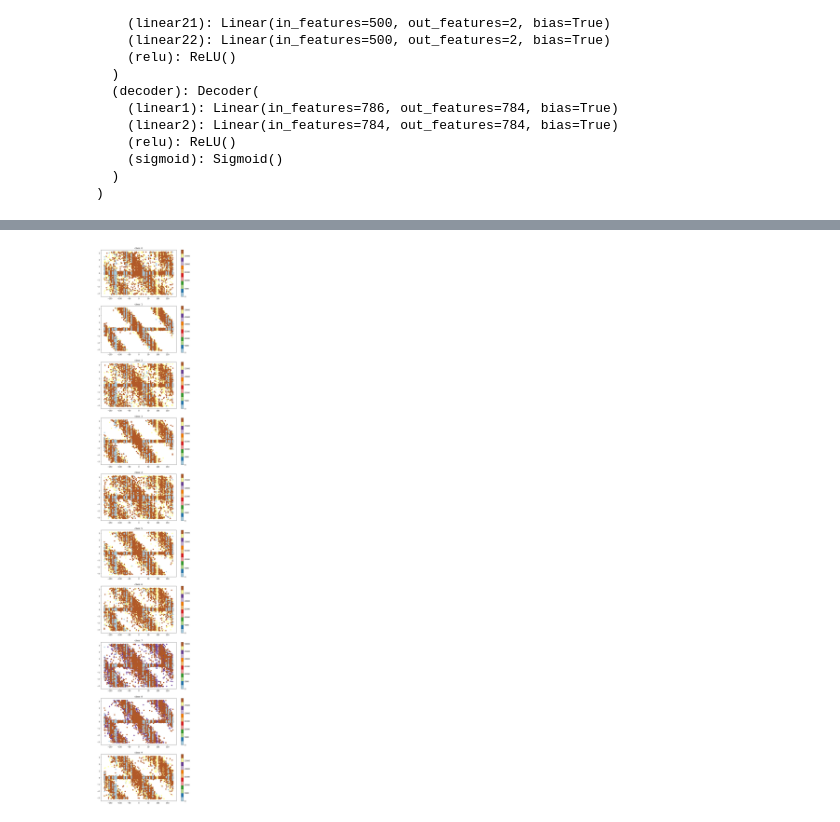
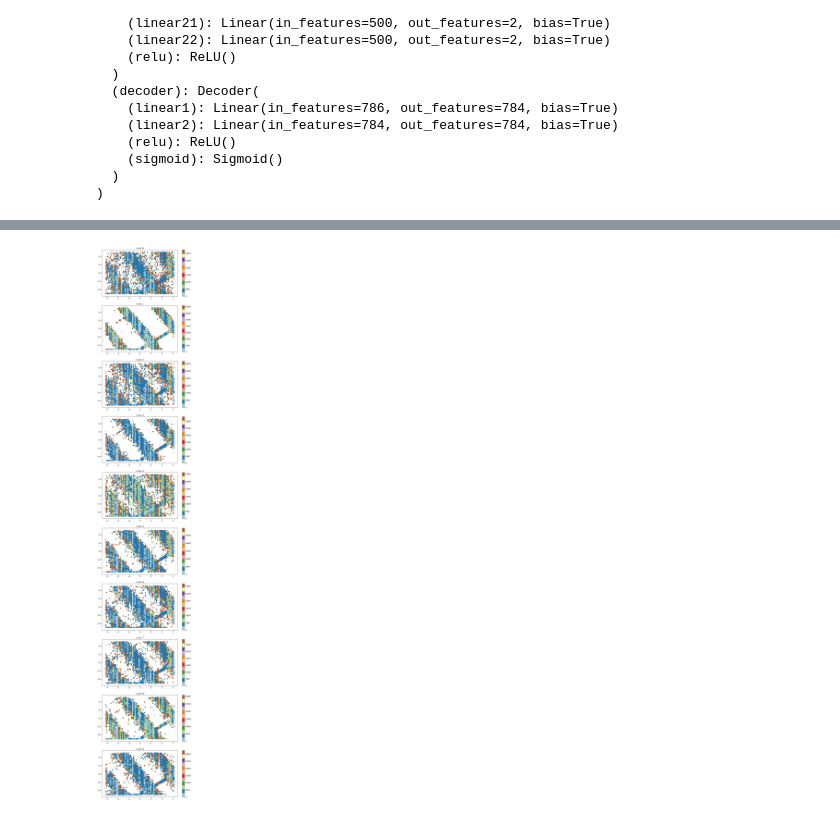
Before and after one commit to matthiasbrix/vae-models, a Jupyter notebook: src/3_tdcvae.ipynb, the cells around one changed output, grey strips where cells are left out. Cells and saved outputs as stored; diff of their text form; code cells hidden in the pictures.

```diff
--- a/src/3_tdcvae.ipynb
+++ b/src/3_tdcvae.ipynb
@@ -392,52 +392,18 @@ import matplotlib.colors as mcolors
 import matplotlib.patches as mpatches
 import scipy.stats as stats
 import scipy.spatial.distance as bla
+
 # compute the alphas
-
-
-# TODO: we overshoot the values, e.g. for normal alphas, range is -0.5 to 0.5, but if we normalize we potentially
-# add -0.5 to -0.5, making it -1. Instead, it should be 0.5? So make some kind of modulo so clamping
-
 alphas = torch.zeros((solver.y_space.shape[0], solver.num_generations)) # solver.num_generations
 for idx, gen_idx in enumerate(range(0, solver.num_generations*2, 2)): # solver.num_generations*2, 2
     alphas[:, idx] = torch.atan2(torch.tensor(solver.y_space[:, gen_idx]-np.mean(solver.y_space[:, gen_idx])),\
             torch.tensor(solver.y_space[:, gen_idx+1]-np.mean(solver.y_space[:, gen_idx+1])))/(2*np.pi)
+alphas = np.around(np.array(alphas), decimals=2)
 
-alphas = np.around(np.array(alphas), decimals=2)
-mini = np.min(alphas)
-maxi = np.max(alphas)
-#print(alphas.shape)
-
-for idx in range(0, alphas.shape[1]):
-    # normalizing alpha_{ij} = alpha_{ij} - alpha_{i0}
-    if idx > 0:
-        #print(idx)
-        alphas[:, idx] = np.around(alphas[:, idx] - alphas[:, 0], decimals=2)
-        #print(alphas[:, idx] - alphas[:, 0])
-        #print(alphas[:, idx])
-        neg_indices = np.where(alphas[:, idx] < -0.5)
-        pos_indices = np.where(alphas[:, idx] > 0.5)
-        #print("before", alphas[neg_indices, idx])
-        #print("before", alphas[pos_indices, idx])
-        #print(alphas[neg_indices, :].shape, alphas[neg_indices, idx].shape, maxi, mini)
-        alphas[neg_indices, idx] = mini % alphas[neg_indices, idx] #(alphas[neg_indices, idx] + maxi) % mini
-        alphas[pos_indices, idx] = maxi % alphas[pos_indices, idx] #(alphas[pos_indices, idx] + mini) % maxi
-        #print("after", alphas[neg_indices, idx])
-        #print("after", alphas[pos_indices, idx])
-
-alphas = np.around(np.array(alphas), decimals=2)
-mini = np.min(alphas)
-maxi = np.max(alphas)
-#print(mini, maxi)
 # prepare the thetas from each batch, repeat each set of theta to span over num train samples
 thetas = np.zeros((solver.data_loader.num_train_samples, solver.num_generations))
 # For each batch we go through num_generations iterations/encodings. Thus,
 # if num_generations is 10, for prepro_params, 0-9 is for batch 0, 10-19 for batch 1 and so on. (every time on the same batch)
-#print(len(solver.data_loader.prepro_params["theta_1"]))
-#print(solver.data_loader.prepro_params["theta_1"])
-#exit(0)
-#print(solver.data_loader.num_train_batches)
-#print(solver.num_generations)
 idx = 0
 for batch_idx in range(solver.data_loader.num_train_batches):
     start = batch_idx*solver.data_loader.batch_size
@@ -446,21 +412,34 @@ for batch_idx in range(solver.data_loader.num_train_batches):
         thetas[start:end, gen] = np.repeat(solver.data_loader.prepro_params["theta_1"][idx], solver.data_loader.batch_size)
         idx += 1
     #thetas[:, gen] = np.repeat(solver.data_loader.prepro_params["theta_1"][gen::solver.num_generations], solver.data_loader.batch_size)
-    #thetas = np.repeat(np.array(solver.data_loader.prepro_params["theta_1"][::solver.num_generations]), solver.data_loader.batch_size)
-#print(alphas.shape, thetas.shape)
+
+mini = np.min(alphas)
+maxi = np.max(alphas)
+print(mini, maxi)
+for idx in range(0, alphas.shape[1]):
+    # normalizing alpha_{ij} = alpha_{ij} - alpha_{i0}
+    if idx > 0:
+        alphas[:, idx] = np.around(alphas[:, idx] - alphas[:, 0] + (np.radians(thetas[:, 0])/(2*np.pi))-0.5, decimals=2)
+        #mini = np.min(alphas[:, idx])
+        #maxi = np.max(alphas[:, idx])
+        #print(mini, maxi)
+        #print(np.min(alphas[:, idx]), np.max(alphas[:, idx]))
+        neg_indices = np.where(alphas[:, idx] < -0.5)
+        pos_indices = np.where(alphas[:, idx] > 0.5)
+        alphas[neg_indices, idx] = mini % alphas[neg_indices, idx]
+        alphas[pos_indices, idx] = maxi % alphas[pos_indices, idx]
+        print(np.min(alphas[:, idx]), np.max(alphas[:, idx]))
+
 # create the alphas bins, corresponding to the same number as theta bins
-#print(thetas)
-#print(mini, maxi)
+mini = np.min(alphas)
+maxi = np.max(alphas)
 alpha_ranges = np.around(np.linspace(mini, maxi, 13), decimals=2)
 alpha_bins = list(zip(alpha_ranges[:-1], alpha_ranges[1:])) # alpha bins
+alphas = np.around(np.array(alphas), decimals=2)
 
-#paired_cmap = plt.cm.get_cmap("Paired", 12)
-#rvb = mcolors.LinearSegmentedColormap.from_list("", paired_cmap.colors)
 alpha_ranges = alpha_ranges[:-1]
-#norm = (alpha_ranges - np.min(alpha_ranges))/np.ptp(alpha_ranges)
 fig, axes = plt.subplots(nrows=solver.data_loader.n_classes, figsize=(10,60))
 classes = np.array(solver.data_labels)
-#print("CLASSES", classes.shape)
 for ax, label in zip(axes.flat, range(solver.data_loader.n_classes)):
     indices = np.where(classes == label)[0]
     ax.set_title("class: {}".format(label))
@@ -480,6 +459,6 @@ for ax, label in zip(axes.flat, range(solver.data_loader.n_classes)):
         new_counts[asd:(asd+offset)] = to_fill
         asd += offset
     print(len(thetas[indices].flatten()), len(alphas_indices), new_counts.shape, indices.shape)
-    scatter = ax.scatter(thetas[indices].flatten(), alphas_indices.flatten(), c=new_counts, cmap=plt.cm.get_cmap("Paired", 12))
+    scatter = ax.scatter(np.radians(thetas[indices]).flatten(), alphas_indices.flatten(), c=new_counts, cmap=plt.cm.get_cmap("Paired", 12))
     fig.colorbar(scatter, ax=ax)
 # %% [output]
@@ -486,14 +475,14 @@ for ax, label in zip(axes.flat, range(solver.data_loader.n_classes)):
 59110 5911 (59110,) (5911,)
 67350 6735 (67350,) (6735,)
 59440 5944 (59440,) (5944,)
 61250 6125 (61250,) (6125,)
 58310 5831 (58310,) (5831,)
 54140 5414 (54140,) (5414,)
 59090 5909 (59090,) (5909,)
 62520 6252 (62520,) (6252,)
 58410 5841 (58410,) (5841,)
 59420 5942 (59420,) (5942,)
-[figure, old version]
+[figure, new version]
 # %%
 radiuses = np.zeros((solver.y_space.shape[0], solver.num_generations))
 centroid = np.mean(solver.y_space[:, :2], axis=0)
```
Also changed, not shown: parts of 1 cell of this notebook, 2 other files.
